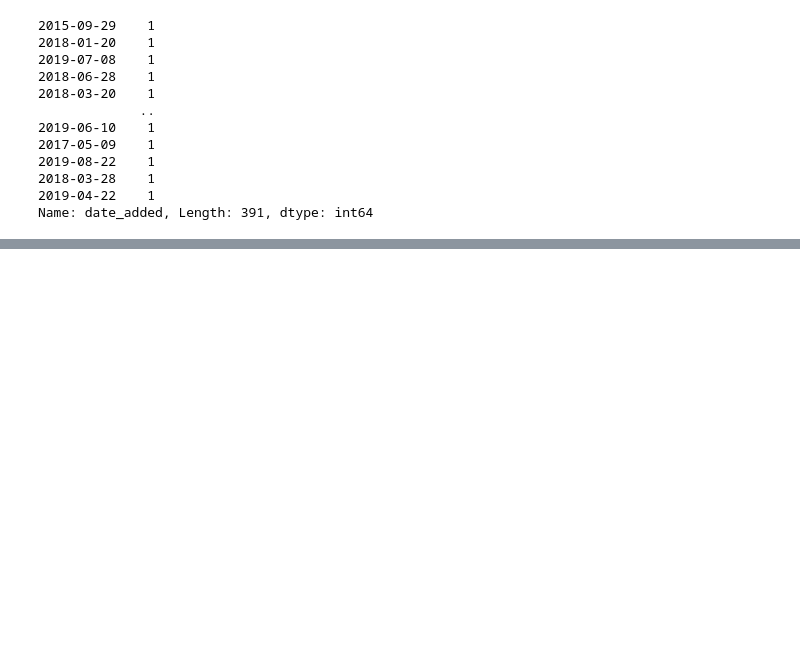
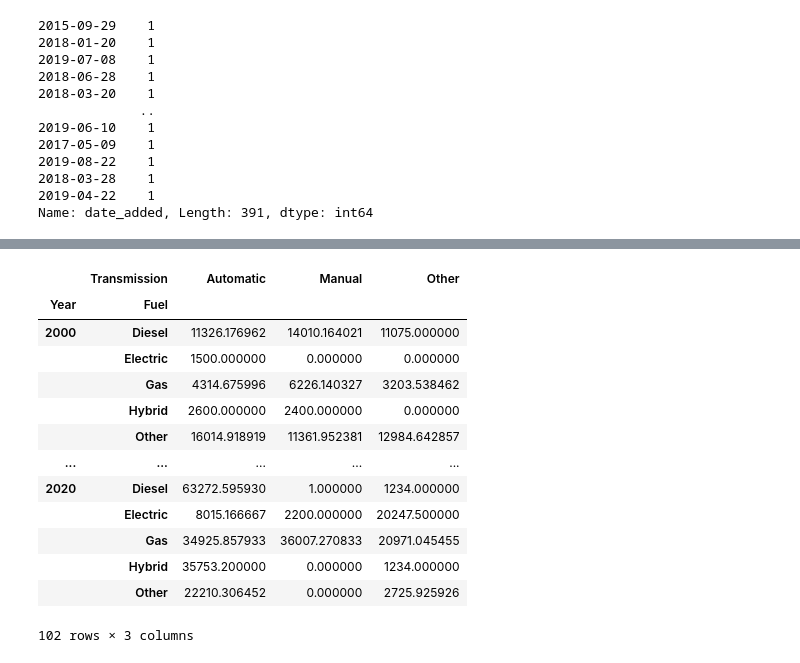
Before and after one commit to feihong/jupyterlab-examples, a Jupyter notebook: exercises.ipynb, the cells around one changed output, grey strips where cells are left out. Drawn from its saved outputs; the diff is of its cells as text; code cells hidden in the pictures; blank space fills up the shorter version.

```diff
--- a/exercises.ipynb
+++ b/exercises.ipynb
@@ -218,0 +249,23 @@ Name: date_added, Length: 391, dtype: int64
+# %%
+avg_prices = cars.pivot_table(
+    index=['Year', 'Fuel'],
+    columns=['Transmission'],
+    values='Price',
+    aggfunc='mean',
+    fill_value=0)
+avg_prices
+# %% [output]
+|  | Transmission | Automatic | Manual | Other |
+| Year | Fuel |  |  |  |
+| 2000 | Diesel | 11326.176962 | 14010.164021 | 11075.000000 |
+|  | Electric | 1500.000000 | 0.000000 | 0.000000 |
+|  | Gas | 4314.675996 | 6226.140327 | 3203.538462 |
+|  | Hybrid | 2600.000000 | 2400.000000 | 0.000000 |
+|  | Other | 16014.918919 | 11361.952381 | 12984.642857 |
+| ... | ... | ... | ... | ... |
+| 2020 | Diesel | 63272.595930 | 1.000000 | 1234.000000 |
+|  | Electric | 8015.166667 | 2200.000000 | 20247.500000 |
+|  | Gas | 34925.857933 | 36007.270833 | 20971.045455 |
+|  | Hybrid | 35753.200000 | 0.000000 | 1234.000000 |
+|  | Other | 22210.306452 | 0.000000 | 2725.925926 |
+102 rows × 3 columns
```
Also changed, not shown: parts of 7 cells of this notebook, 2 other files.
